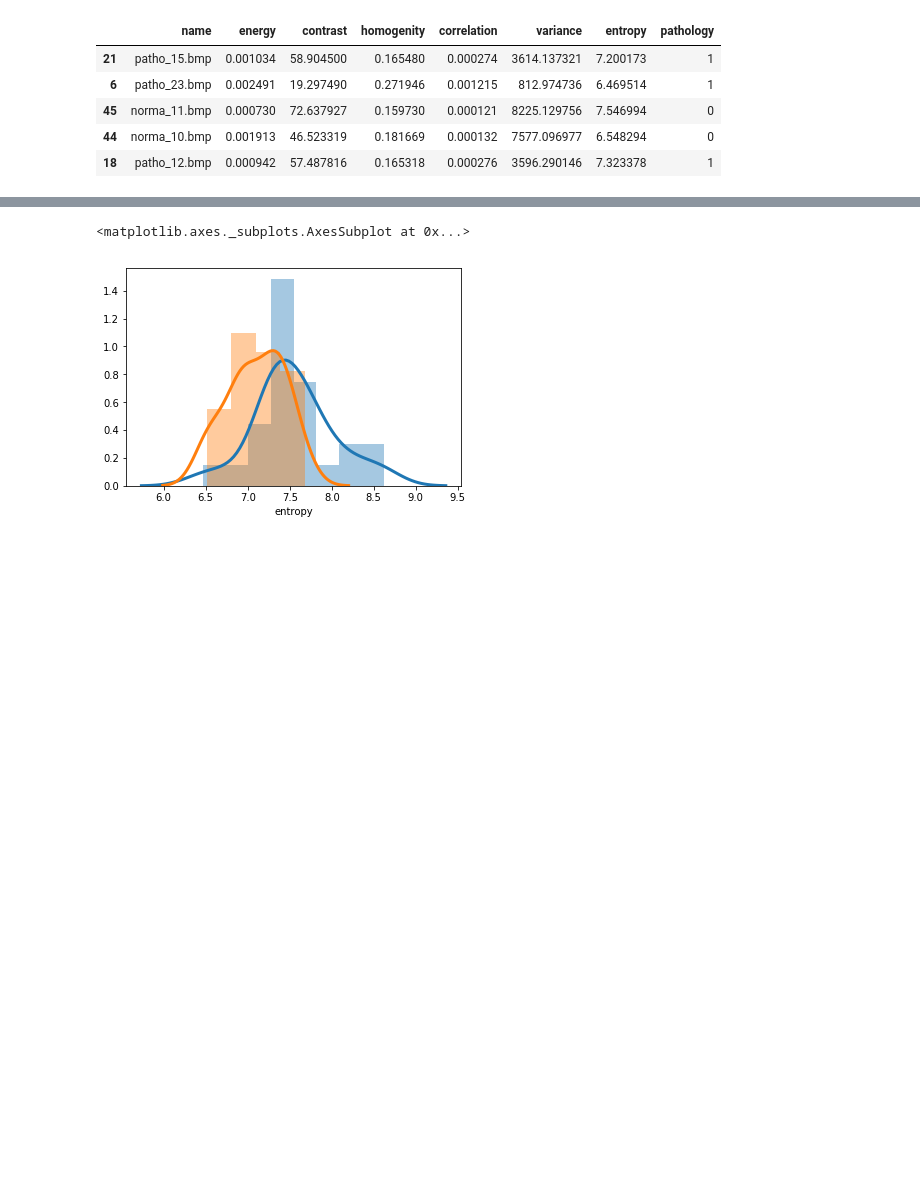
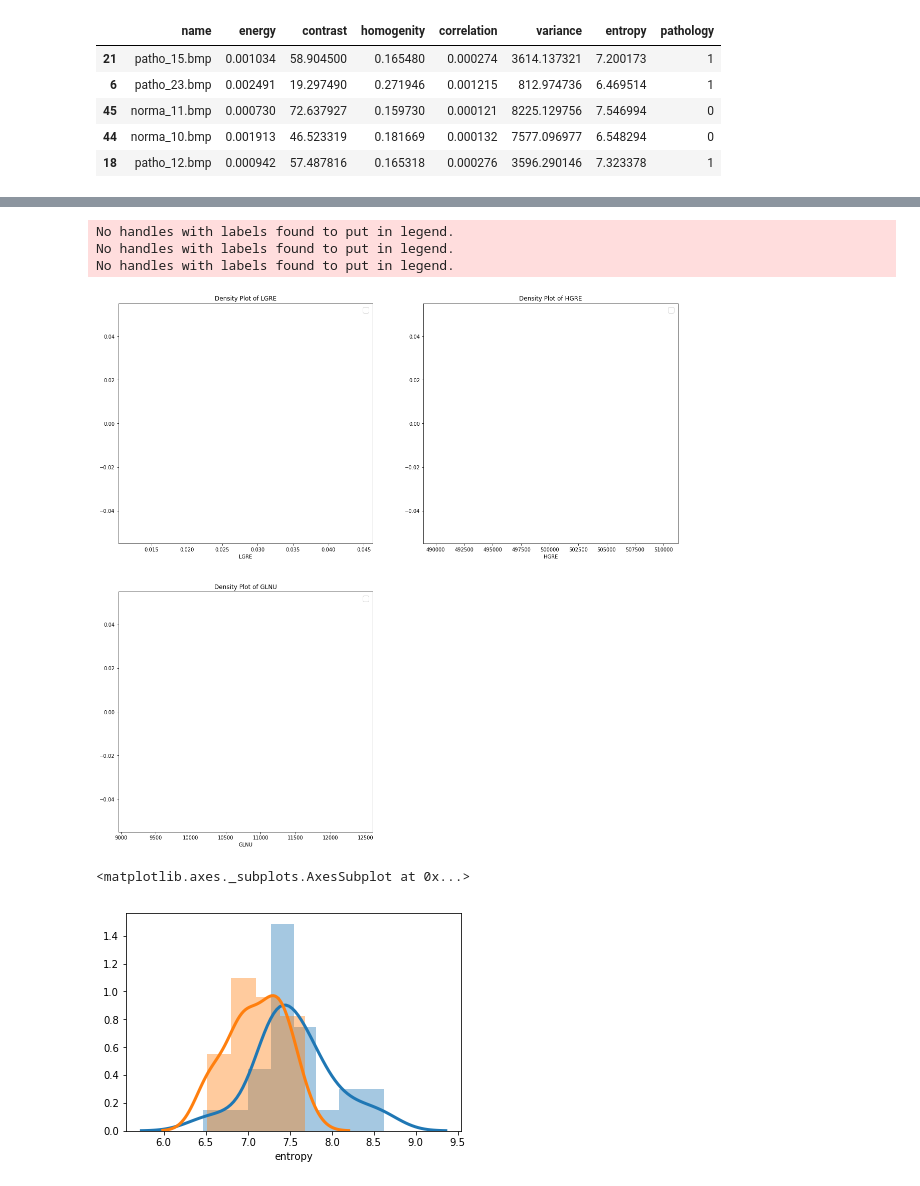
Before and after one commit to il-yanko/Bachelor-THESIS-detection-liver-pathology, a Jupyter notebook: visualization.ipynb, the cells around one changed output, grey strips where cells are left out. Cells and saved outputs as stored; diff of their text form; code cells hidden in the pictures; blank space fills up the shorter version.

```diff
--- a/visualization.ipynb
+++ b/visualization.ipynb
@@ -24,3 +56,10 @@ glcm_complex_duplex_df.head()
+# %%
+density_plot(glrlm_0, features, target)
+# %% [output]
+No handles with labels found to put in legend.
+No handles with labels found to put in legend.
+No handles with labels found to put in legend.
+[figure, added]
 # %%
 patho = glcm_complex_duplex_df[glcm_complex_duplex_df['pathology'] == 1]
 norma = glcm_complex_duplex_df[glcm_complex_duplex_df['pathology'] == 0]
```
Also changed, not shown: parts of 5 cells of this notebook, 1 other file.
